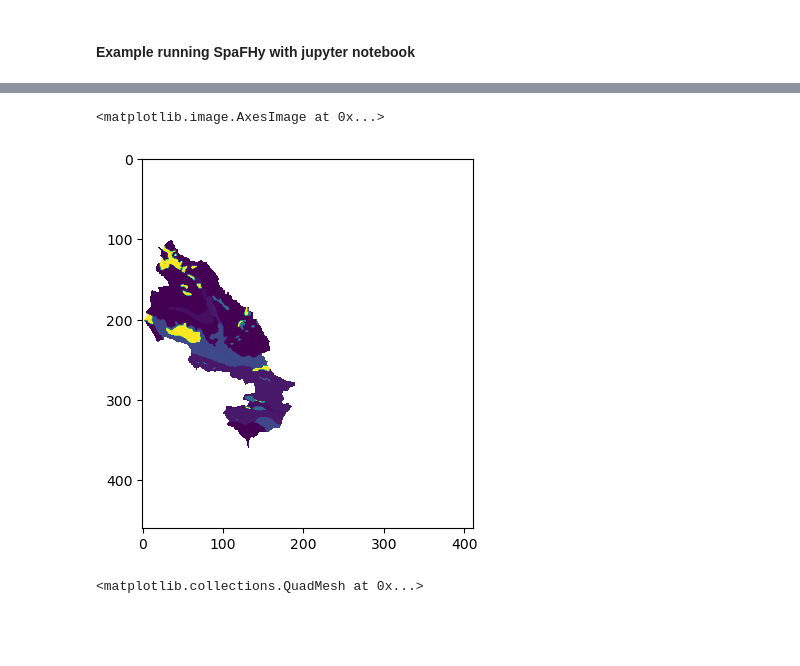
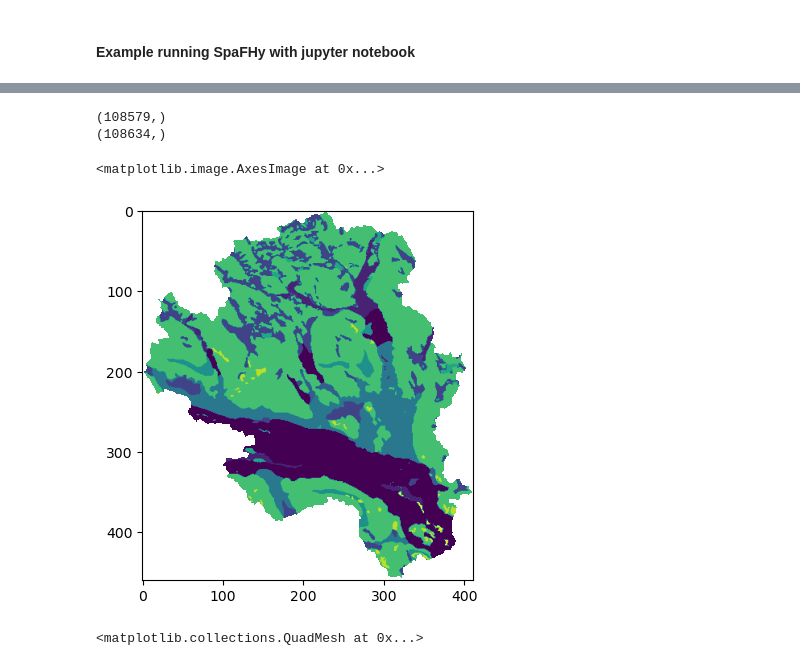
Before and after one commit to jpnousu/SpaFHy_v2.0, a Jupyter notebook: run_example.ipynb, the cells around one changed output, grey strips where cells are left out. Saved outputs shown, nothing was run; the diff lists cells and outputs as text; code cells hidden in the pictures; blank space fills up the shorter version.

```diff
--- a/run_example.ipynb
+++ b/run_example.ipynb
@@ -51,8 +32,22 @@ test[min_row_idx:max_row_idx + 1, min_col_idx:max_col_idx + 1] = compact_arr
+# %%
+from iotools import read_AsciiGrid
+
+file1 = r'/Users/jpnousu/SpaFHy_RUNS/krycklan/gis/soil.asc'
+file2 = r'/Users/jpnousu/SpaFHy_RUNS/krycklan/gis/LAI_conif.asc'
+
+f1 = read_AsciiGrid(file1)
+f2 = read_AsciiGrid(file2)
+# %%
+print(f1[0][np.isfinite(f1[0])].shape)
+print(f2[0][np.isfinite(f2[0])].shape)
+# %% [output]
+(108579,)
+(108634,)
 # %%
-plt.imshow(test)
+plt.imshow(f1[0])
 # %% [output]
 <matplotlib.image.AxesImage at 0x...>
-[figure, old version]
+[figure, new version]
 # %%
 #results['deep_lateral_netflow'][-1, 70:100, 270:300].plot(cmap='RdYlBu')
 #results['deep_lateral_netflow'][-1, 95:185, 250:290].plot(cmap='RdYlBu')
```
Also changed, not shown: parts of 2 cells of this notebook, 4 other files.
